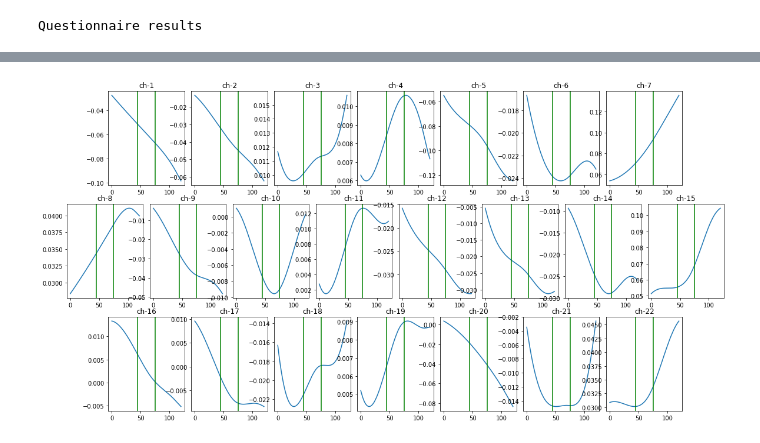
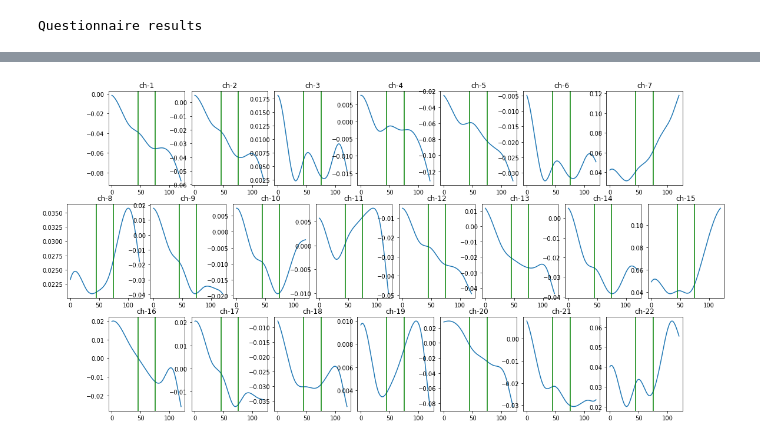
Before and after one commit to YUTATanamoto/nirs-analysis, a Jupyter notebook: analyze-nirs-data.ipynb, the cells around one changed output, grey strips where cells are left out. Drawn from its saved outputs; the diff is of its cells as text; code cells hidden in the pictures.

```diff
--- a/analyze-nirs-data.ipynb
+++ b/analyze-nirs-data.ipynb
@@ -32,15 +32,25 @@ temporary_df = pd.read_csv(nirs_data_filepath, names=temporary_names, sep=separa
 # display(temporary_df)
 
 # load questionnare data and create dataframe object
-questionnaire_df = pd.read_csv(
+questionnaire_result_df = pd.read_csv(
     questionnaire_data_filepath,
     index_col=0,
-     header=0,
-    names=['image_name', 'q1', 'q2', 'q3', 'q4', 'q5', 'q6', 'q7', 'q8', 'q9']
 )
-questionnaire_df.insert(0, 'trial_count', (np.arange(len(questionnaire_df))+1).astype(str))
+questionnaire_contents = questionnaire_result_df.columns.values[1:]
+questionnaire_result_df.insert(0, 'trial_count', (np.arange(len(questionnaire_result_df))+1).astype(str))
+questionnaire_ids = ['q{}'.format(i+1) for i in range(questionnaire_contents.shape[0])]
+mapper = {}
+for questionnaire_content, questionnaire_id in zip(questionnaire_contents, questionnaire_ids):
+    mapper[questionnaire_content] = questionnaire_id
+questionnaire_result_df = questionnaire_result_df.rename(columns=mapper)
+questionnaire_content_df = pd.DataFrame(
+    np.expand_dims(questionnaire_contents, axis=0),
+    columns=questionnaire_ids
+)
 print('\n\nQuestionnaire results')
-display(questionnaire_df)
+display(questionnaire_result_df)
+print('\n\nQuestionnaire contents')
+display(questionnaire_content_df)
 
 # create dataframe object that contains oxy-hb data
 oxy_data = temporary_df[[temporary_names[0], temporary_names[2], *temporary_names[4::3]]][data_table_start_row_index:].values
@@ -50,19 +60,17 @@ oxy_df = pd.DataFrame(oxy_data[2:], columns=oxy_df_column_labels)
 cast_dict = {}
 for channel_name in channel_names:
     cast_dict[channel_name] = float
-oxy_df.astype(cast_dict)
-
+oxy_df = oxy_df.astype(cast_dict)
 # find marker index where its value is not equal to <marker_string>
 finding_marker_query_statement = 'Mark !=0 and Mark !="0"'
 marker_indexes = oxy_df.query(finding_marker_query_statement).index.values
 marker_differences = marker_indexes[1:] - marker_indexes[:-1]
-marker_period_threshold = 120/measurement_period
-valid_marker_boolean_indexes = [*(marker_differences > marker_period_threshold), True]
+valid_marker_boolean_indexes = [*(marker_differences > num_trial_samples), True]
 marker_indexes = marker_indexes[valid_marker_boolean_indexes]
 num_trials = marker_indexes.shape[0]
-print('\n\nMarker indexes -> {}'.format(marker_indexes))
-# print('\n\n')
-
+# print('\n\nMarker indexes -> {}'.format(marker_indexes))
+# add two columns('trial_count', 'trial_category') to oxy_df
+# to do this, you can access data easily
 trial_counts = np.zeros(len(oxy_df))
 trial_categories = np.full(len(oxy_df), '', dtype=object)
 for i, marker_index in enumerate(marker_indexes):
@@ -98,12 +106,14 @@ while wavelet_input.shape[1] > 10:
     frequency = 1/period
     wavelet_output = wavelet_input[:, 0::2] + (wavelet_input[:, 1::2] - wavelet_input[:, 0::2])/2
     wavelet_input = wavelet_output
-    if frequency < 0.04:
+    if 0.004 < frequency and frequency < 0.1:
         resampled_wavelet_output = np.zeros(denoised_oxy_values.shape)
         for i, wavelet_output_per_channel in enumerate(wavelet_output):
             x = np.linspace(0, resample_x.shape[0], wavelet_output_per_channel.shape[0])
             interpolated_wavelet_output_per_channel = interpolate.interp1d(x, wavelet_output_per_channel, kind='cubic')
             resampled_wavelet_output[i] = interpolated_wavelet_output_per_channel(resample_x)
+#         print('period -> {}'.format(period))
+#         print('frequency -> {}'.format(frequency))
 #         print('resampled_wavelet_output -> {}'.format(resampled_wavelet_output.shape))
 #         plt.plot(resampled_wavelet_output[0])
 #         plt.show()
@@ -123,19 +133,19 @@ variations_list = []
 task_infomations_list = []
 for trial_count in range(1, num_trials+1):
     query_statement = 'trial_count == {}'.format(trial_count)
-    denoised_oxy_df_while_trial = denoised_oxy_df.query(query_statement)
+    oxy_df_while_trial = denoised_oxy_df.query(query_statement)
     query_statement = 'trial_count == {} and trial_category == "preceding_rest"'.format(trial_count)
-    denoised_oxy_df_while_preseding_rest = denoised_oxy_df.query(query_statement)
+    oxy_df_while_preseding_rest = denoised_oxy_df.query(query_statement)
     query_statement = 'trial_count == {} and trial_category == "task"'.format(trial_count)
-    denoised_oxy_df_while_task = denoised_oxy_df.query(query_statement)
-    task_infomations = denoised_oxy_df_while_task[info_labels].values
+    oxy_df_while_task = denoised_oxy_df.query(query_statement)
+    task_infomations = oxy_df_while_task[info_labels].values
     task_infomations_list.append(task_infomations)
-    denoised_task_samples = denoised_oxy_df_while_task[oxy_value_labels].values.astype(float).T
-    denoised_task_sample_means = np.mean(denoised_task_samples, axis=1)
-    denoised_task_sample_stds = np.std(denoised_task_samples, axis=1)
-    z_normalized_task_samples = np.zeros(denoised_task_samples.shape)
-    for i in range(denoised_task_samples.shape[0]):
-        z_normalized_task_samples[i] = (denoised_task_samples[i]-denoised_task_sample_means[i])/denoised_task_sample_stds[i]
+    task_samples = oxy_df_while_task[oxy_value_labels].values.astype(float).T
+    task_sample_means = np.mean(task_samples, axis=1)
+    task_sample_stds = np.std(task_samples, axis=1)
+    z_normalized_task_samples = np.zeros(task_samples.shape)
+    for i in range(task_samples.shape[0]):
+        z_normalized_task_samples[i] = (task_samples[i]-task_sample_means[i])/task_sample_stds[i]
     z_normalized_task_samples_list.append(z_normalized_task_samples)
 
     # visualize data
@@ -144,7 +154,7 @@ for trial_count in range(1, num_trials+1):
     second_row_start_index = 7
     third_row_start_index = 15
     for i, channel_label in enumerate(oxy_value_labels):
-        samples = denoised_oxy_df_while_trial[channel_label].values[:num_trial_samples]
+        samples = oxy_df_while_trial[channel_label].values[:num_trial_samples]
         times = np.linspace(0, 120, samples.shape[0])
         if i < second_row_start_index :
             ax = plt.subplot2grid((3, 16), (0, 2*i+1), rowspan=1, colspan=2)
@@ -157,7 +167,7 @@ for trial_count in range(1, num_trials+1):
         ax.axvline(x=times[num_preceding_rest_samples+num_task_samples], color='green')
         ax.set_title(channel_label)
     plt.show()
-    all_channel_samples = denoised_oxy_df_while_task[oxy_value_labels].values.T
+    all_channel_samples = oxy_df_while_task[oxy_value_labels].values.T
     means = np.mean(all_channel_samples, axis=1)
     means_list.append(means)
     variations = all_channel_samples[:, -1] - all_channel_samples[:, 0]
@@ -170,7 +180,7 @@ for trial_count in range(1, num_trials+1):
     reshaped_means[2,1:15:2] = means[15:]
     reshaped_means[2,2:16:2] = means[15:]
     plt.figure(figsize=(20,10))
-    plt.imshow(reshaped_means*255)
+    plt.imshow(reshaped_means+1, cmap='bwr')
     plt.show()
 
 z_normalized_task_samples_array = np.reshape(np.array(z_normalized_task_samples_list), [2000, 22])
@@ -187,14 +197,14 @@ mean_df = pd.DataFrame(
     means_array,
     columns=oxy_value_labels
 )
-mean_df.insert(0, 'trial_count', (np.arange(len(questionnaire_df))+1).astype(str))
+mean_df.insert(0, 'trial_count', (np.arange(len(questionnaire_result_df))+1).astype(str))
 # print('\n\nOxy-Hb mean')
 # display(mean_df)
-mean_with_questionnaire_df = pd.merge(mean_df, questionnaire_df, on='trial_count')
+mean_with_questionnaire_result_df = pd.merge(mean_df, questionnaire_result_df, on='trial_count')
 print('\n\nOxy-Hb mean with questionnaire results')
-display(mean_with_questionnaire_df)
-# print('\n\nCorrelations between questionnaire results and Oxy-Hb mean values')
-questionnaire_and_mean_correlations = mean_with_questionnaire_df.corr()[questionnaire_df.columns.values[2:]][:22]
+display(mean_with_questionnaire_result_df)
+print('\n\nCorrelations between questionnaire results and Oxy-Hb mean values')
+questionnaire_and_mean_correlations = mean_with_questionnaire_result_df.corr()[questionnaire_result_df.columns.values[2:]][:22]
 plt.figure(figsize=(20,20))
 sns.heatmap(questionnaire_and_mean_correlations, vmax=1, vmin=-1, center=0, annot=True)
 plt.show()
@@ -205,12 +215,12 @@ variation_df = pd.DataFrame(
     variations_array,
     columns=oxy_value_labels
 )
-variation_df.insert(0, 'trial_count', (np.arange(len(questionnaire_df))+1).astype(str))
-variation_with_questionnaire_df = pd.merge(variation_df, questionnaire_df, on='trial_count')
-print('\n\nOxy-Hb variations with questionnaire results')
-display(variation_with_questionnaire_df)
-# print('\n\nCorrelations between questionnaire results and Oxy-Hb mean values')
-questionnaire_and_variation_correlations = variation_with_questionnaire_df.corr()[questionnaire_df.columns.values[2:]][:22]
+variation_df.insert(0, 'trial_count', (np.arange(len(variation_df))+1).astype(str))
+variation_with_questionnaire_result_df = pd.merge(variation_df, questionnaire_result_df, on='trial_count')
+print('\n\nOxy-Hb variations(task start - task end) with questionnaire results')
+display(variation_with_questionnaire_result_df)
+print('\n\nCorrelations between questionnaire results and Oxy-Hb variations(task start - task end)')
+questionnaire_and_variation_correlations = variation_with_questionnaire_result_df.corr()[questionnaire_result_df.columns.values[2:]][:22]
 plt.figure(figsize=(20,20))
 sns.heatmap(questionnaire_and_variation_correlations, vmax=1, vmin=-1, center=0, annot=True)
 plt.show()
@@ -262 +272 @@ Trial count -> 1
-[figure, old version]
+[figure, new version]
```
Also changed, not shown: parts of 1 cell of this notebook.
